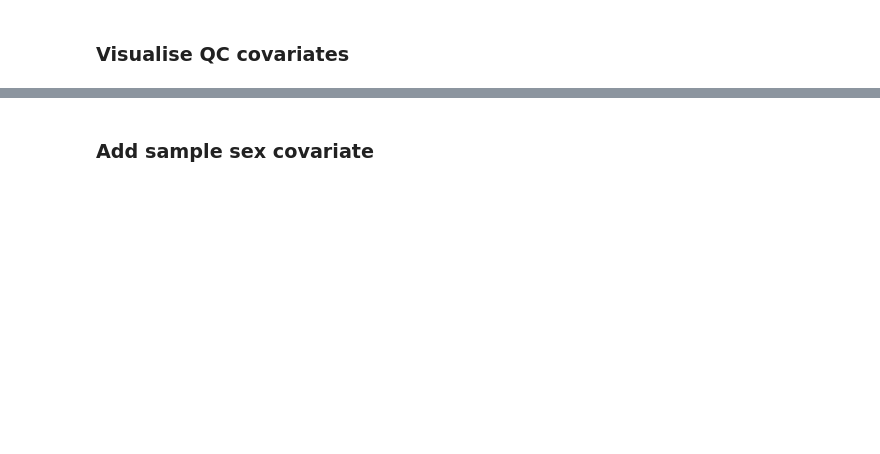
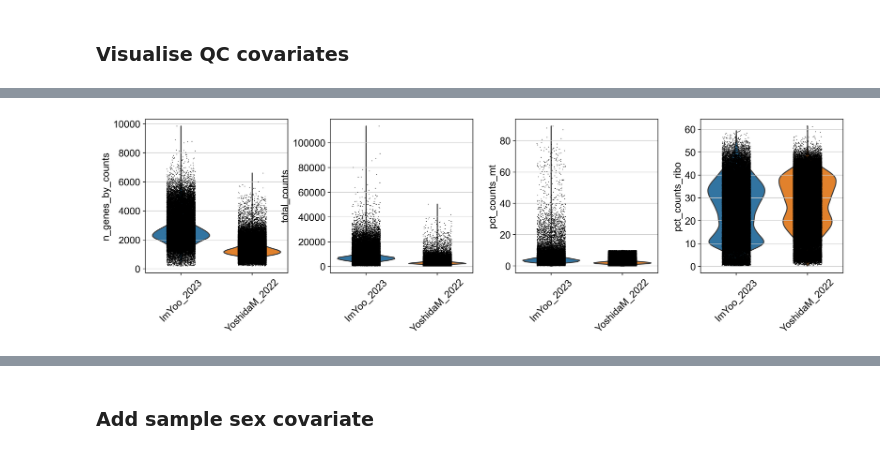
Before and after one commit to Talavera-Lopez-Lab/pbmc_reference, a Jupyter notebook: 0-format_datasets/230810_basic_QC_and_scrublet_merged_PBMC.ipynb, the cells around one changed output, grey strips where cells are left out. Saved outputs shown, nothing was run; the diff lists cells and outputs as text; code cells hidden in the pictures; blank space fills up the shorter version.

```diff
--- a/0-format_datasets/230810_basic_QC_and_scrublet_merged_PBMC.ipynb
+++ b/0-format_datasets/230810_basic_QC_and_scrublet_merged_PBMC.ipynb
@@ -97,4 +142,6 @@ sample_object.var_names
 # %%
 sc.pl.violin(sample_object, ['n_genes_by_counts', 'total_counts', 'pct_counts_mt','pct_counts_ribo'],
-             jitter = 0.2, groupby = 'batch', rotation = 45)
+             jitter = 0.2, groupby = 'generator', rotation = 45)
+# %% [output]
+[figure, added]
 # %%
```
Also changed, not shown: parts of 23 cells of this notebook, 2 other files.
